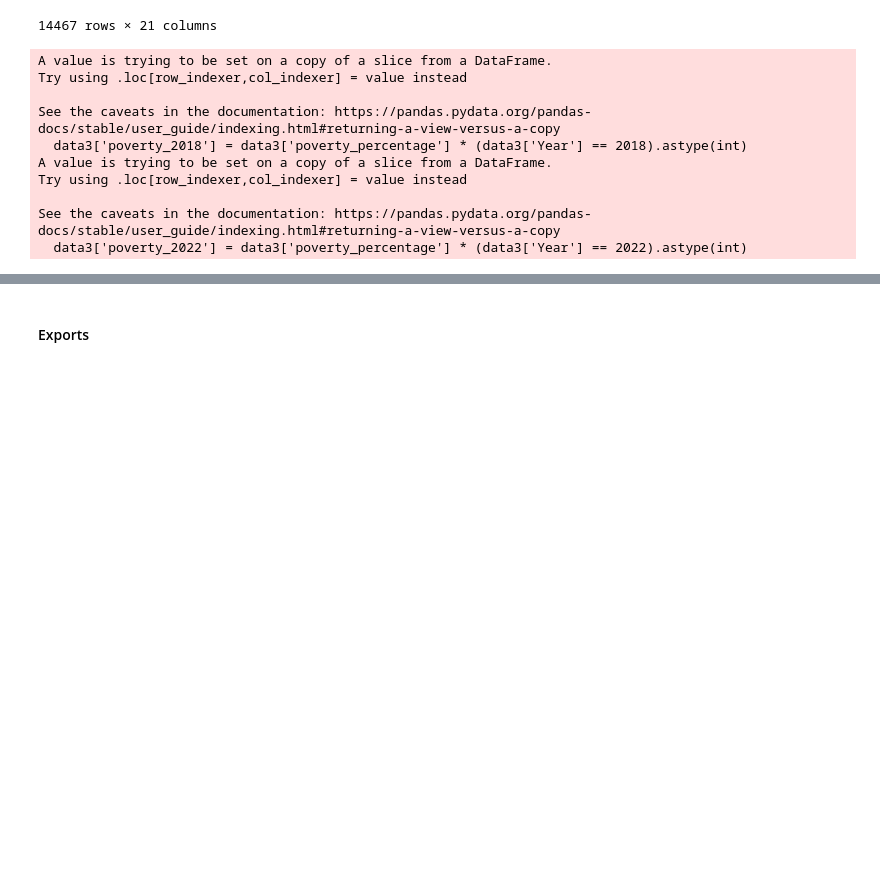
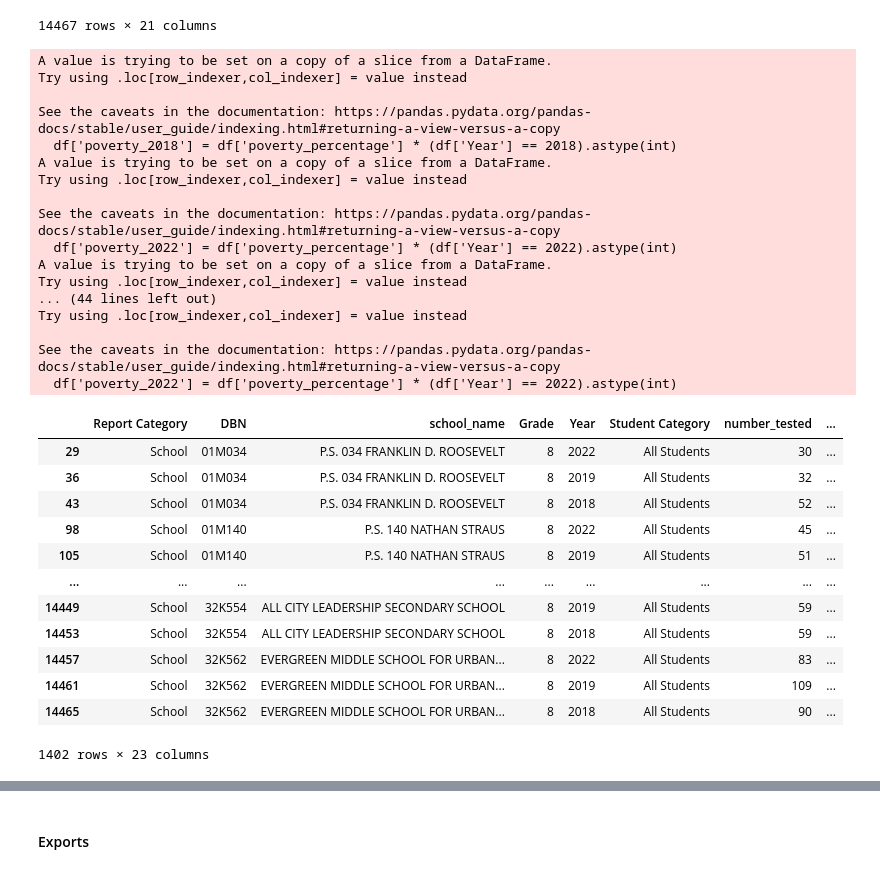
Before and after one commit to madisonajones/Master-s-Project, a Jupyter notebook: Week10_New_Models.ipynb, the cells around one changed output, grey strips where cells are left out. Drawn from its saved outputs; the diff is of its cells as text; code cells hidden in the pictures; blank space fills up the shorter version.

```diff
--- a/Week10_New_Models.ipynb
+++ b/Week10_New_Models.ipynb
@@ -246,18 +246,50 @@ data8 = grade_data[
     (grade_data['Report Category'] == 'School')
 ]
 # %%
-data3['poverty_2018'] = data3['poverty_percentage'] * (data3['Year'] == 2018).astype(int)
-data3['poverty_2022'] = data3['poverty_percentage'] * (data3['Year'] == 2022).astype(int)
+# data3['poverty_2018'] = data3['poverty_percentage'] * (data3['Year'] == 2018).astype(int)
+# data3['poverty_2022'] = data3['poverty_percentage'] * (data3['Year'] == 2022).astype(int)
-# %% [output]
-A value is trying to be set on a copy of a slice from a DataFrame.
-Try using .loc[row_indexer,col_indexer] = value instead
-
-See the caveats in the documentation: https://pandas.pydata.org/pandas-docs/stable/user_guide/indexing.html#returning-a-view-versus-a-copy
-  data3['poverty_2018'] = data3['poverty_percentage'] * (data3['Year'] == 2018).astype(int)
-A value is trying to be set on a copy of a slice from a DataFrame.
-Try using .loc[row_indexer,col_indexer] = value instead
-
-See the caveats in the documentation: https://pandas.pydata.org/pandas-docs/stable/user_guide/indexing.html#returning-a-view-versus-a-copy
-  data3['poverty_2022'] = data3['poverty_percentage'] * (data3['Year'] == 2022).astype(int)
+# %%
+def new_poverty_interaction(df):
+    df['poverty_2018'] = df['poverty_percentage'] * (df['Year'] == 2018).astype(int)
+    df['poverty_2022'] = df['poverty_percentage'] * (df['Year'] == 2022).astype(int)
+    return df
+# %%
+new_poverty_interaction(data3)
+new_poverty_interaction(data4)
+new_poverty_interaction(data5)
+new_poverty_interaction(data6)
+new_poverty_interaction(data7)
+new_poverty_interaction(data8)
+# %% [output]
+A value is trying to be set on a copy of a slice from a DataFrame.
+Try using .loc[row_indexer,col_indexer] = value instead
+
+See the caveats in the documentation: https://pandas.pydata.org/pandas-docs/stable/user_guide/indexing.html#returning-a-view-versus-a-copy
+  df['poverty_2018'] = df['poverty_percentage'] * (df['Year'] == 2018).astype(int)
+A value is trying to be set on a copy of a slice from a DataFrame.
+Try using .loc[row_indexer,col_indexer] = value instead
+
+See the caveats in the documentation: https://pandas.pydata.org/pandas-docs/stable/user_guide/indexing.html#returning-a-view-versus-a-copy
+  df['poverty_2022'] = df['poverty_percentage'] * (df['Year'] == 2022).astype(int)
+A value is trying to be set on a copy of a slice from a DataFrame.
+Try using .loc[row_indexer,col_indexer] = value instead
+... (44 lines left out)
+Try using .loc[row_indexer,col_indexer] = value instead
+
+See the caveats in the documentation: https://pandas.pydata.org/pandas-docs/stable/user_guide/indexing.html#returning-a-view-versus-a-copy
+  df['poverty_2022'] = df['poverty_percentage'] * (df['Year'] == 2022).astype(int)
+|  | Report Category | DBN | school_name | Grade | Year | Student Category | number_tested | ... |
+| 29 | School | 01M034 | P.S. 034 FRANKLIN D. ROOSEVELT | 8 | 2022 | All Students | 30 | ... |
+| 36 | School | 01M034 | P.S. 034 FRANKLIN D. ROOSEVELT | 8 | 2019 | All Students | 32 | ... |
+| 43 | School | 01M034 | P.S. 034 FRANKLIN D. ROOSEVELT | 8 | 2018 | All Students | 52 | ... |
+| 98 | School | 01M140 | P.S. 140 NATHAN STRAUS | 8 | 2022 | All Students | 45 | ... |
+| 105 | School | 01M140 | P.S. 140 NATHAN STRAUS | 8 | 2019 | All Students | 51 | ... |
+| ... | ... | ... | ... | ... | ... | ... | ... | ... |
+| 14449 | School | 32K554 | ALL CITY LEADERSHIP SECONDARY SCHOOL | 8 | 2019 | All Students | 59 | ... |
+| 14453 | School | 32K554 | ALL CITY LEADERSHIP SECONDARY SCHOOL | 8 | 2018 | All Students | 59 | ... |
+| 14457 | School | 32K562 | EVERGREEN MIDDLE SCHOOL FOR URBAN... | 8 | 2022 | All Students | 83 | ... |
+| 14461 | School | 32K562 | EVERGREEN MIDDLE SCHOOL FOR URBAN... | 8 | 2019 | All Students | 109 | ... |
+| 14465 | School | 32K562 | EVERGREEN MIDDLE SCHOOL FOR URBAN... | 8 | 2018 | All Students | 90 | ... |
+1402 rows × 23 columns
 # %%
 data3 = data3.set_index(['DBN', 'Year'])
```
Also changed, not shown: parts of 16 cells of this notebook, 14 other files.
